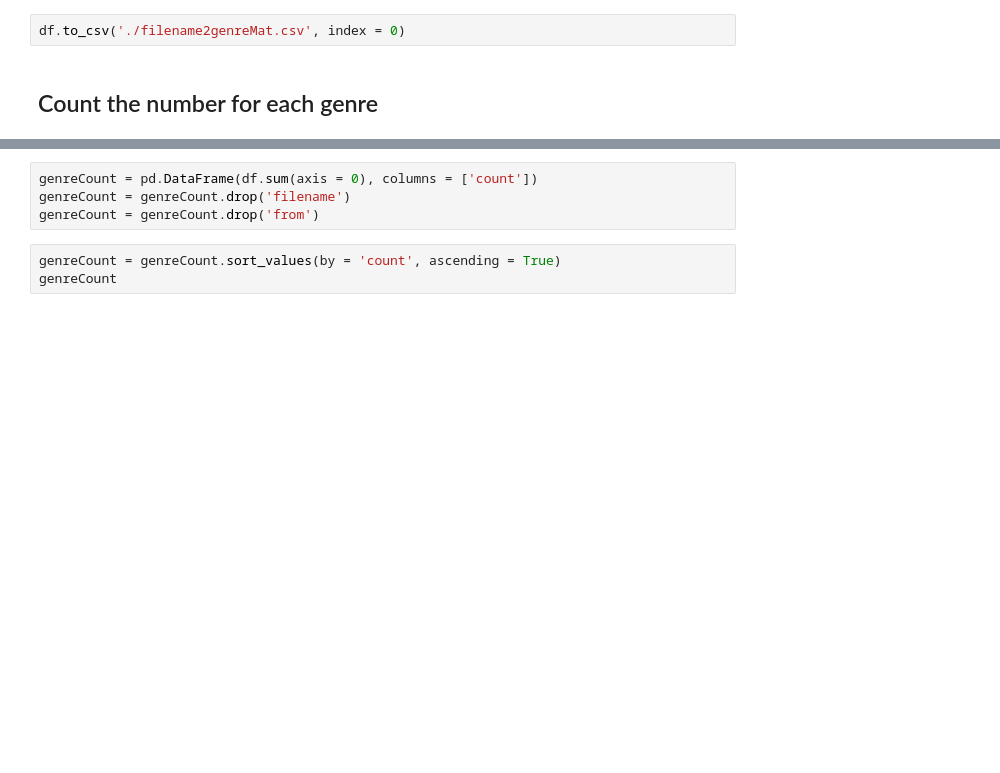
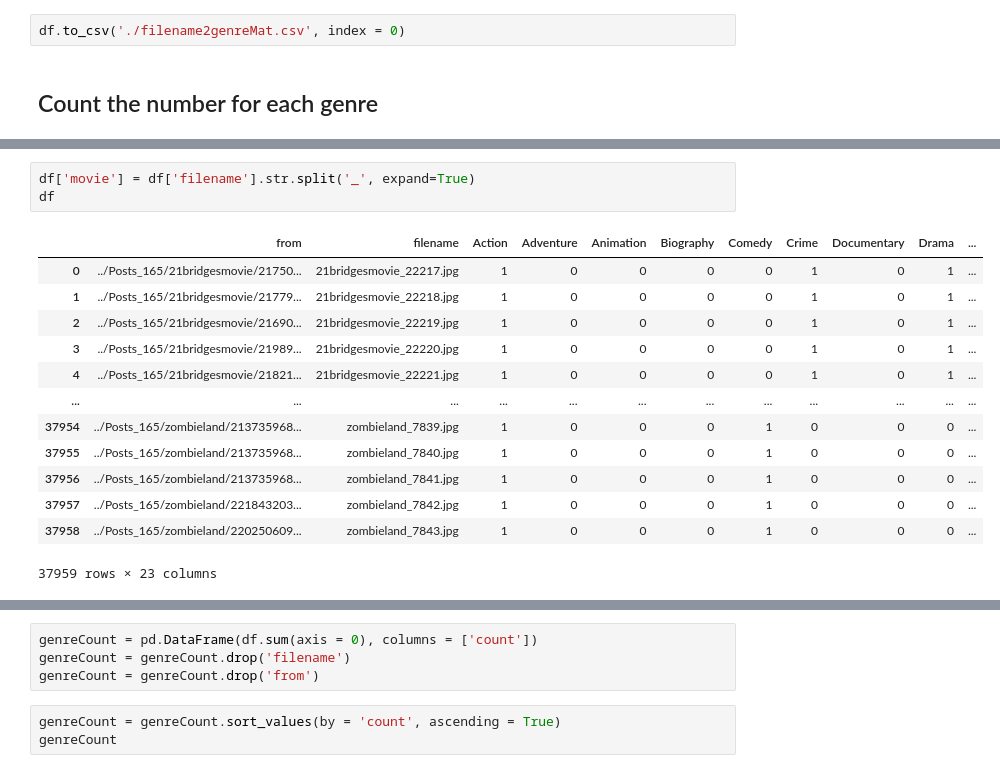
Before and after one commit to arrowill74/GPUbackup, a Jupyter notebook: Image/TrainTestMatrix.ipynb, the cells around one changed output, grey strips where cells are left out. Saved outputs shown, nothing was run; the diff lists cells and outputs as text; blank space fills up the shorter version.

```diff
--- a/Image/TrainTestMatrix.ipynb
+++ b/Image/TrainTestMatrix.ipynb
@@ -152,0 +185,17 @@ df
+# %%
+df['movie'] = df['filename'].str.split('_', expand=True)
+df
+# %% [output]
+|  | from | filename | Action | Adventure | Animation | Biography | Comedy | Crime | Documentary | Drama | ... |
+| 0 | ../Posts_165/21bridgesmovie/21750... | 21bridgesmovie_22217.jpg | 1 | 0 | 0 | 0 | 0 | 1 | 0 | 1 | ... |
+| 1 | ../Posts_165/21bridgesmovie/21779... | 21bridgesmovie_22218.jpg | 1 | 0 | 0 | 0 | 0 | 1 | 0 | 1 | ... |
+| 2 | ../Posts_165/21bridgesmovie/21690... | 21bridgesmovie_22219.jpg | 1 | 0 | 0 | 0 | 0 | 1 | 0 | 1 | ... |
+| 3 | ../Posts_165/21bridgesmovie/21989... | 21bridgesmovie_22220.jpg | 1 | 0 | 0 | 0 | 0 | 1 | 0 | 1 | ... |
+| 4 | ../Posts_165/21bridgesmovie/21821... | 21bridgesmovie_22221.jpg | 1 | 0 | 0 | 0 | 0 | 1 | 0 | 1 | ... |
+| ... | ... | ... | ... | ... | ... | ... | ... | ... | ... | ... | ... |
+| 37954 | ../Posts_165/zombieland/213735968... | zombieland_7839.jpg | 1 | 0 | 0 | 0 | 1 | 0 | 0 | 0 | ... |
+| 37955 | ../Posts_165/zombieland/213735968... | zombieland_7840.jpg | 1 | 0 | 0 | 0 | 1 | 0 | 0 | 0 | ... |
+| 37956 | ../Posts_165/zombieland/213735968... | zombieland_7841.jpg | 1 | 0 | 0 | 0 | 1 | 0 | 0 | 0 | ... |
+| 37957 | ../Posts_165/zombieland/221843203... | zombieland_7842.jpg | 1 | 0 | 0 | 0 | 1 | 0 | 0 | 0 | ... |
+| 37958 | ../Posts_165/zombieland/220250609... | zombieland_7843.jpg | 1 | 0 | 0 | 0 | 1 | 0 | 0 | 0 | ... |
+37959 rows × 23 columns
```
Also changed, not shown: parts of 5 cells of this notebook, 20 other files.
